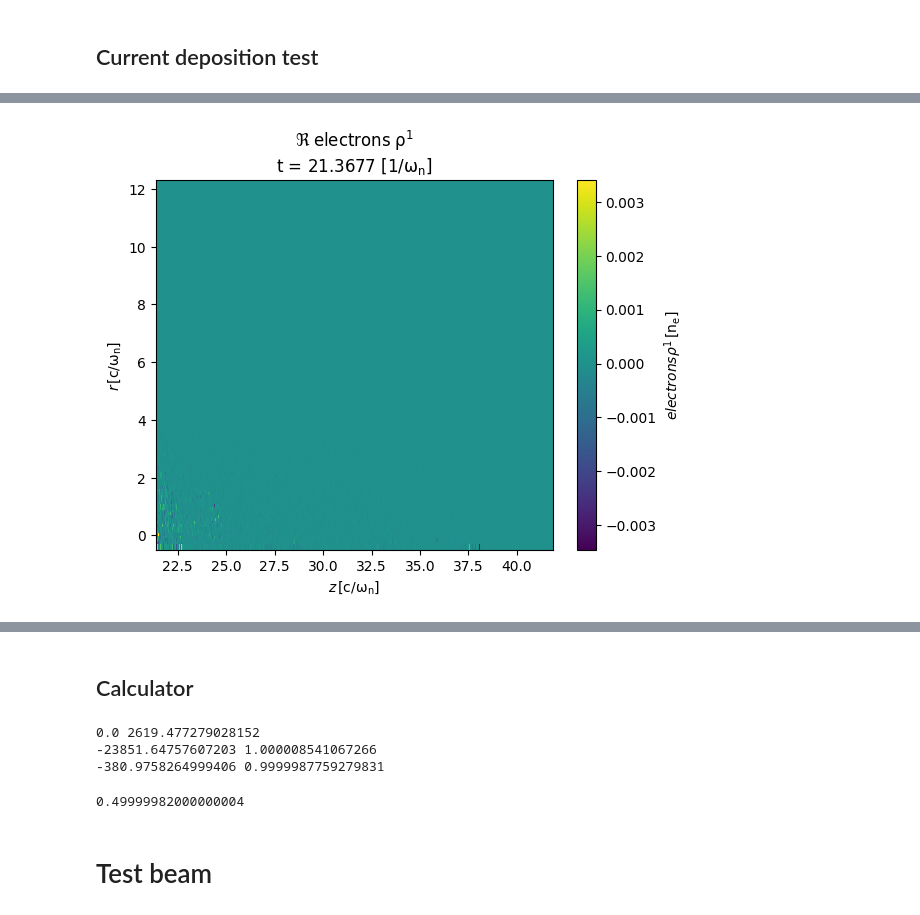
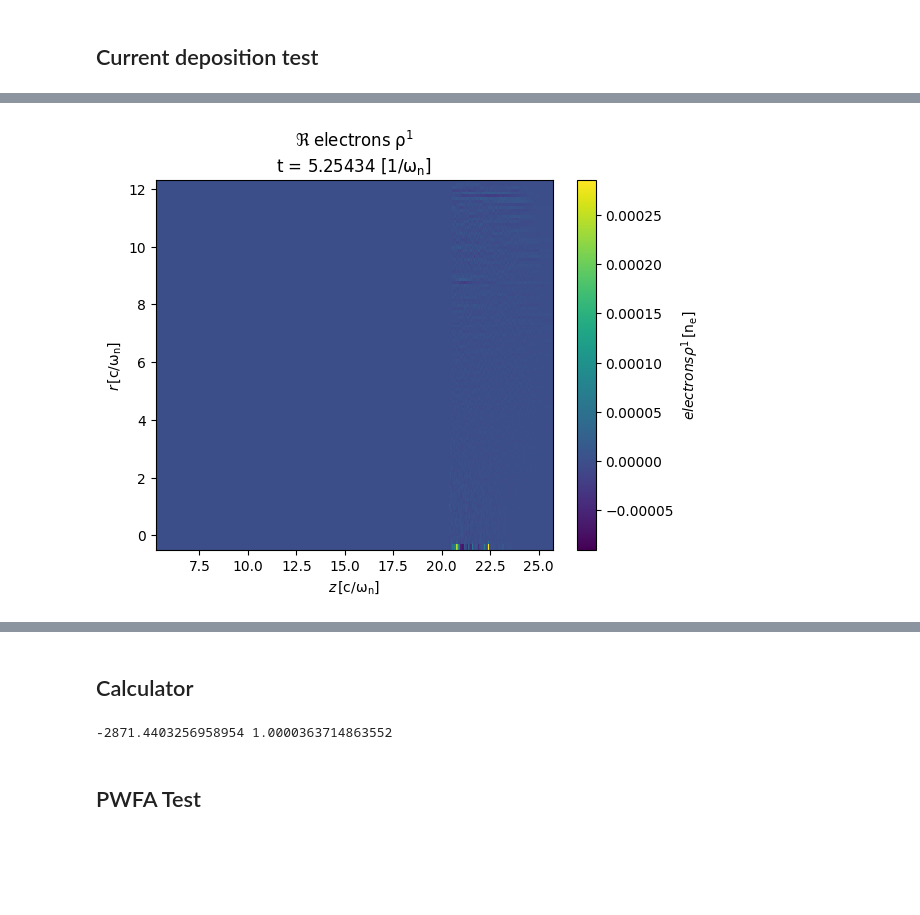
Before and after one commit to ricardo-fonseca/zpic-parallel, a Jupyter notebook: openmp/q3d/Debug-q3d.ipynb, the cells around one changed output, grey strips where cells are left out. Drawn from its saved outputs; the diff is of its cells as text; code cells hidden in the pictures; blank space fills up the shorter version.

```diff
--- a/openmp/q3d/Debug-q3d.ipynb
+++ b/openmp/q3d/Debug-q3d.ipynb
@@ -95,15 +144,12 @@ Plotting CURRENT/J0θ-000001.zdf
 def fname( comp, iter ):
     return "CURRENT/{:s}-{:06d}.zdf".format( comp, iter )
 
-# Jz
-# visxd.complex_grid2d(fname("J1z", 1), part = 'real' )
-# visxd.complex_grid2d(fname("J1z", 1), part = 'imag' )
+iter = 10
 
-# Jr
-# visxd.complex_grid2d(fname("J1r", 1), part = 'real' )
-# visxd.complex_grid2d(fname("J1r", 1), part = 'imag' )
-
-# Jθ
-visxd.complex_grid2d(fname("J1θ", 1), part = 'real' )
-visxd.complex_grid2d(fname("J1θ", 1), part = 'imag' )
+visxd.complex_grid2d(fname("J1z", iter), part = 'real' )
+visxd.complex_grid2d(fname("J1z", iter), part = 'imag' )
+visxd.complex_grid2d(fname("J1r", iter), part = 'real' )
+visxd.complex_grid2d(fname("J1r", iter), part = 'imag' )
+visxd.complex_grid2d(fname("J1θ", iter), part = 'real' )
+visxd.complex_grid2d(fname("J1θ", iter), part = 'imag' )
 # %% [output]
@@ -110,0 +166,14 @@ NameError: name 'visxd' is not defined
+# %%
+def fname( comp, iter ):
+    return "EMF/{:s}-{:06d}.zdf".format( comp, iter )
+
+iter = 50
+
+visxd.complex_grid2d(fname("E1z", iter), part = 'real' )
+visxd.complex_grid2d(fname("E1z", iter), part = 'imag' )
+
+visxd.complex_grid2d(fname("E1r", iter), part = 'real' )
+visxd.complex_grid2d(fname("E1r", iter), part = 'imag' )
+
+visxd.complex_grid2d(fname("E1θ", iter), part = 'real' )
+visxd.complex_grid2d(fname("E1θ", iter), part = 'imag' )
@@ -110,0 +191,12 @@ NameError: name 'visxd' is not defined
+# %%
+def fname( comp, iter ):
+    return "EMF/{:s}-{:06d}.zdf".format( comp, iter )
+
+iter = 50
+
+visxd.complex_grid2d(fname("B1z", iter), part = 'real' )
+visxd.complex_grid2d(fname("B1z", iter), part = 'imag' )
+visxd.complex_grid2d(fname("B1r", iter), part = 'real' )
+visxd.complex_grid2d(fname("B1r", iter), part = 'imag' )
+visxd.complex_grid2d(fname("B1θ", iter), part = 'real' )
+visxd.complex_grid2d(fname("B1θ", iter), part = 'imag' )
@@ -148,7 +247,7 @@ def fname( folder, comp, iter ):
 
 # ! ls EMF
 
-iter = 1220
+iter = 300
 
 visxd.complex_grid2d(fname("EMF", "E1z", iter), part = 'abs' )
 visxd.complex_grid2d(fname("EMF", "E1r", iter), part = 'abs' )
@@ -166 +265 @@ visxd.complex_grid2d(fname("CURRENT", "J1θ", iter), part = 'abs' )
-[figure, old version]
+[figure, new version]
@@ -177,21 +276,14 @@ def solve( a, b, c ):
     x2 = (-b + np.sqrt( b**2 - a * c ))/ a
     print( x1, x2 )
 
-solve( 0.000158708, -0.207866, 0 )
-
-solve( 5.31682e-06, 0.0634048, -0.126816)
-
-solve( 0.00113353, 0.215357, -0.431847 )
+#solve( 0.000158708, -0.207866, 0 )
+#solve( 5.31682e-06, 0.0634048, -0.126816)
+#solve( 0.00113353, 0.215357, -0.431847 )
+solve( 0.00033319, 0.478201, -0.95677 )
 # %% [output]
-0.0 2619.477279028152
--23851.64757607203 1.000008541067266
--380.9758264999406 0.9999987759279831
+-2871.4403256958954 1.0000363714863552
-# %%
-0.497694 + 0.00230582
-# %% [output]
-0.49999982000000004
 # %% [markdown]
-# Test beam
+## PWFA Test
 # %%
 import visxd
 
```
Also changed, not shown: parts of 17 cells of this notebook, 5 other files.
